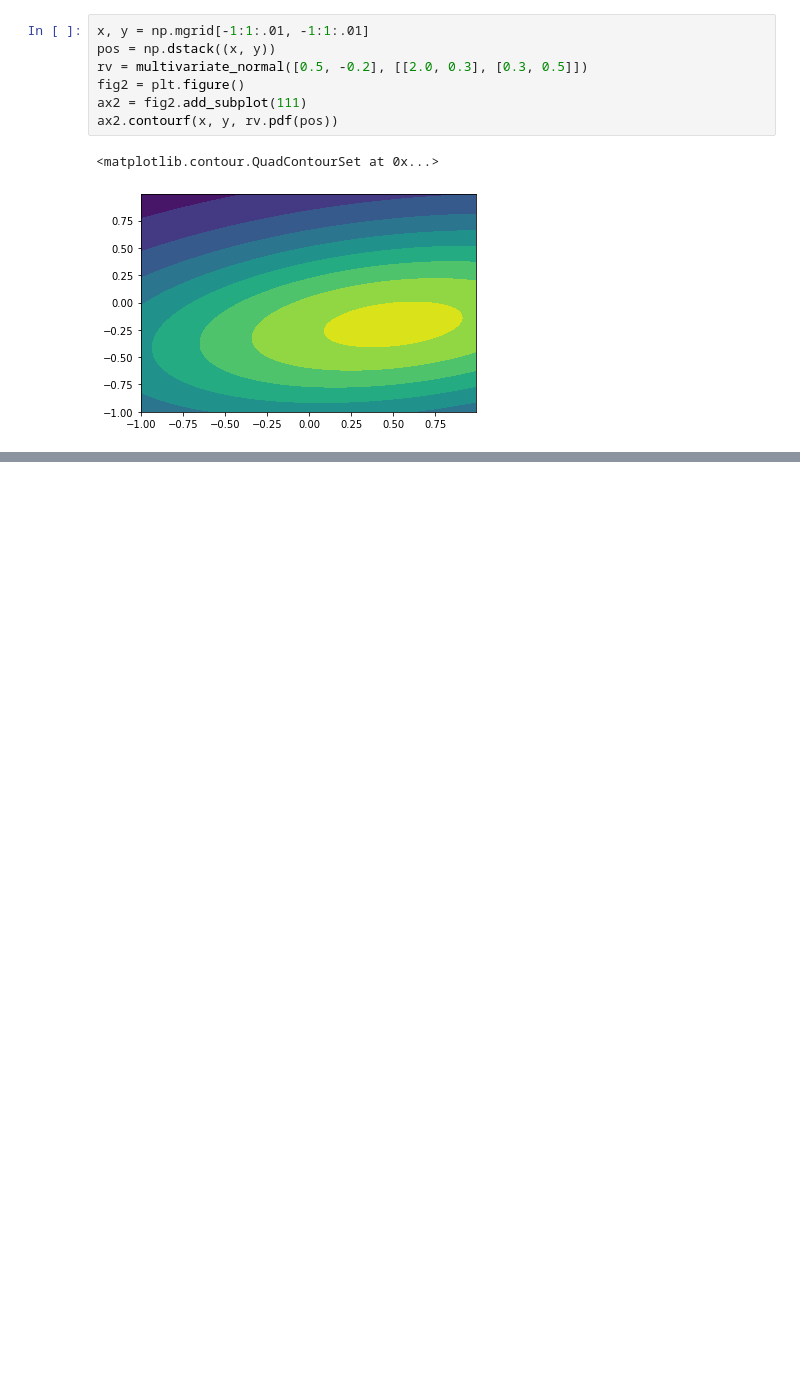
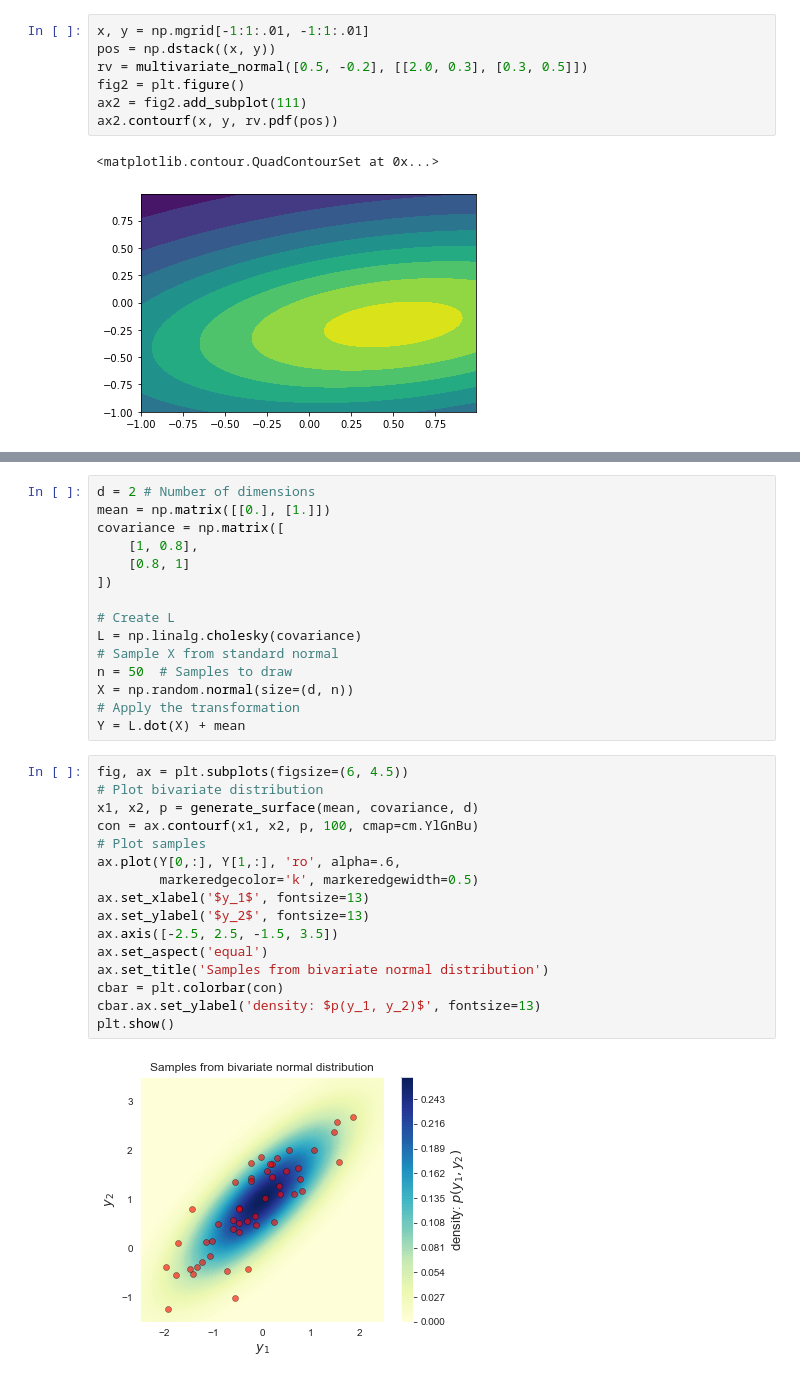
Before and after one commit to rohinarora/EECE5644-Machine_Learning, a Jupyter notebook: L2/gaussian.ipynb, the cells around one changed output, grey strips where cells are left out. Saved outputs shown, nothing was run; the diff lists cells and outputs as text; blank space fills up the shorter version.

```diff
--- a/L2/gaussian.ipynb
+++ b/L2/gaussian.ipynb
@@ -44,0 +158,33 @@ ax2.contourf(x, y, rv.pdf(pos))
+# %%
+d = 2 # Number of dimensions
+mean = np.matrix([[0.], [1.]])
+covariance = np.matrix([
+    [1, 0.8],
+    [0.8, 1]
+])
+
+# Create L
+L = np.linalg.cholesky(covariance)
+# Sample X from standard normal
+n = 50  # Samples to draw
+X = np.random.normal(size=(d, n))
+# Apply the transformation
+Y = L.dot(X) + mean
+# %%
+fig, ax = plt.subplots(figsize=(6, 4.5))
+# Plot bivariate distribution
+x1, x2, p = generate_surface(mean, covariance, d)
+con = ax.contourf(x1, x2, p, 100, cmap=cm.YlGnBu)
+# Plot samples
+ax.plot(Y[0,:], Y[1,:], 'ro', alpha=.6,
+        markeredgecolor='k', markeredgewidth=0.5)
+ax.set_xlabel('$y_1$', fontsize=13)
+ax.set_ylabel('$y_2$', fontsize=13)
+ax.axis([-2.5, 2.5, -1.5, 3.5])
+ax.set_aspect('equal')
+ax.set_title('Samples from bivariate normal distribution')
+cbar = plt.colorbar(con)
+cbar.ax.set_ylabel('density: $p(y_1, y_2)$', fontsize=13)
+plt.show()
+# %% [output]
+[figure, added]
```
Also changed, not shown: parts of 28 cells of this notebook, 28 other files.
